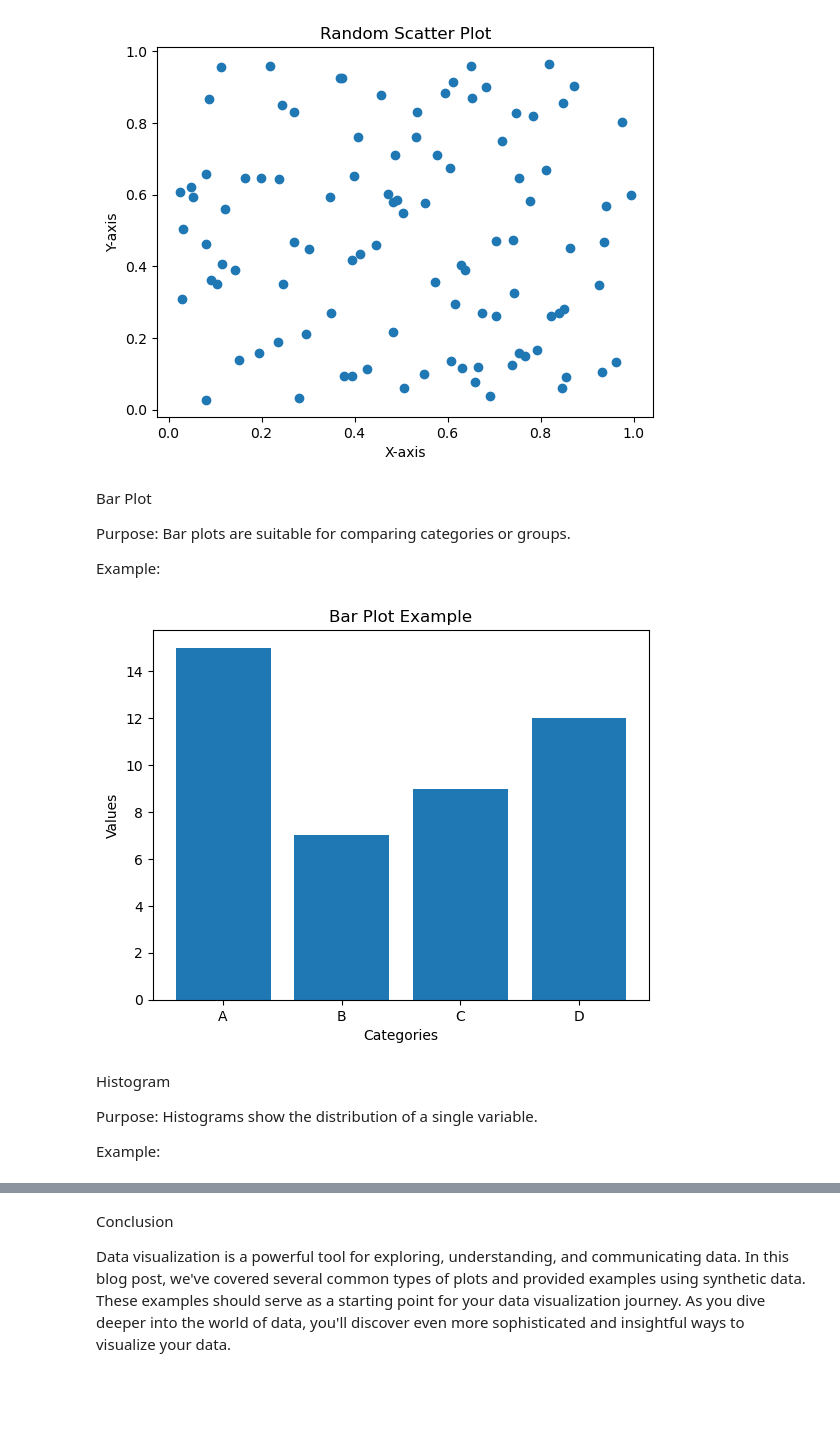
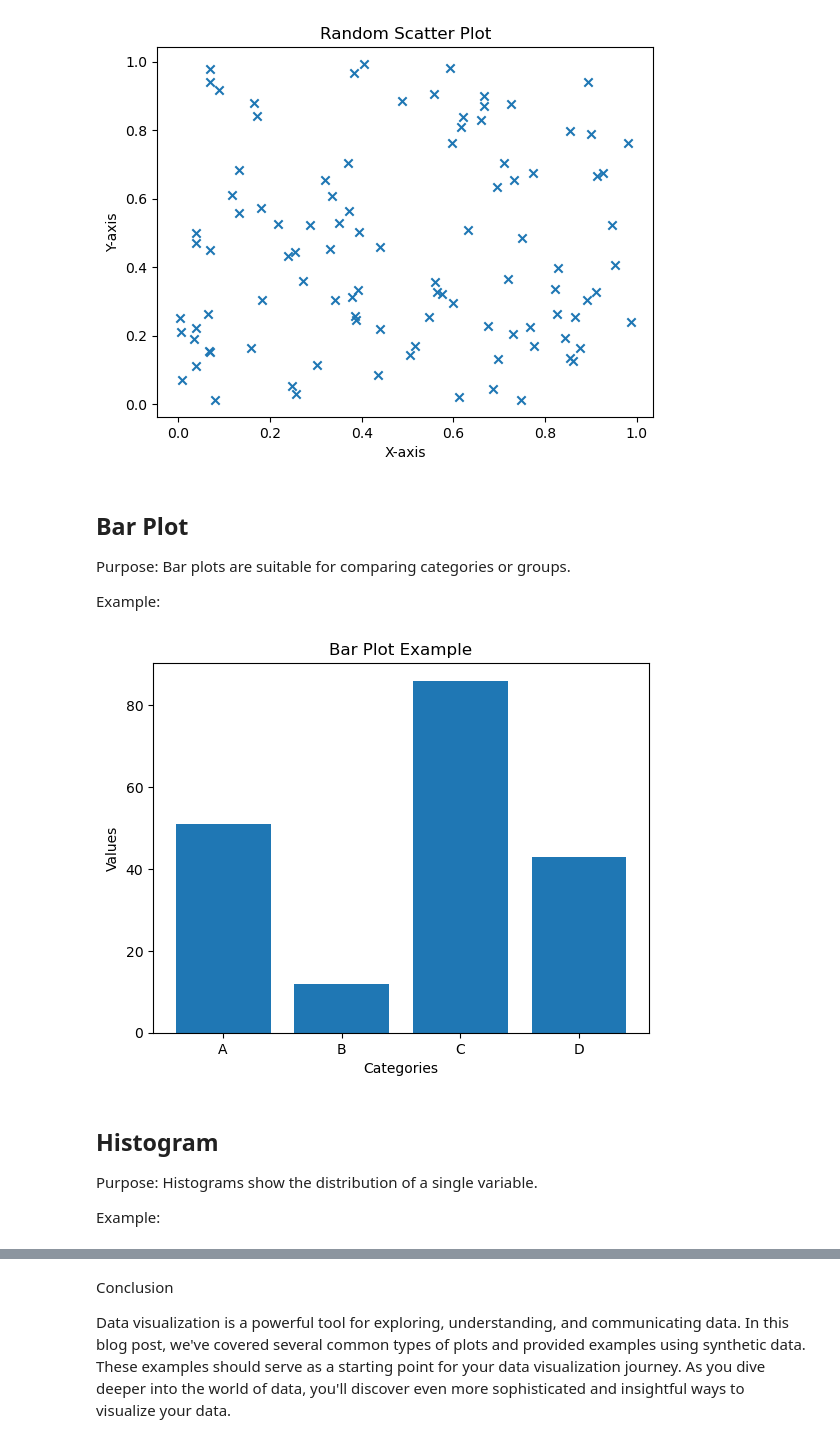
Before and after one commit to kelvin-kahuho/Technical-Writing, a Jupyter notebook: Matplotlib_series/Matplotlib_plots.ipynb, the cells around one changed output, grey strips where cells are left out. Saved outputs shown, nothing was run; the diff lists cells and outputs as text; code cells hidden in the pictures; blank space fills up the shorter version.

```diff
--- a/Matplotlib_series/Matplotlib_plots.ipynb
+++ b/Matplotlib_series/Matplotlib_plots.ipynb
@@ -64,15 +83,15 @@ x = np.random.rand(100)
 y = np.random.rand(100)
 
 # Create a scatter plot
-plt.scatter(x, y)
+plt.scatter(x, y, marker='x')
 plt.title("Random Scatter Plot")
 plt.xlabel("X-axis")
 plt.ylabel("Y-axis")
 plt.show()
 # %% [output]
-[figure, old version]
+[figure, new version]
 # %% [markdown]
-Bar Plot
+## Bar Plot
 
 Purpose: Bar plots are suitable for comparing categories or groups.
 
@@ -80,20 +99,20 @@ Example:
 # %%
 import matplotlib.pyplot as plt
 
 # Create synthetic data
 categories = ['A', 'B', 'C', 'D']
-values = [15, 7, 9, 12]
+values = [51, 12, 86, 43]
 
 # Create a bar plot
 plt.bar(categories, values)
 plt.title("Bar Plot Example")
 plt.xlabel("Categories")
 plt.ylabel("Values")
 plt.show()
 # %% [output]
-[figure, old version]
+[figure, new version]
 # %% [markdown]
-Histogram
+## Histogram
 
 Purpose: Histograms show the distribution of a single variable.
 
```
Also changed, not shown: parts of 11 cells of this notebook, 2 other files.
